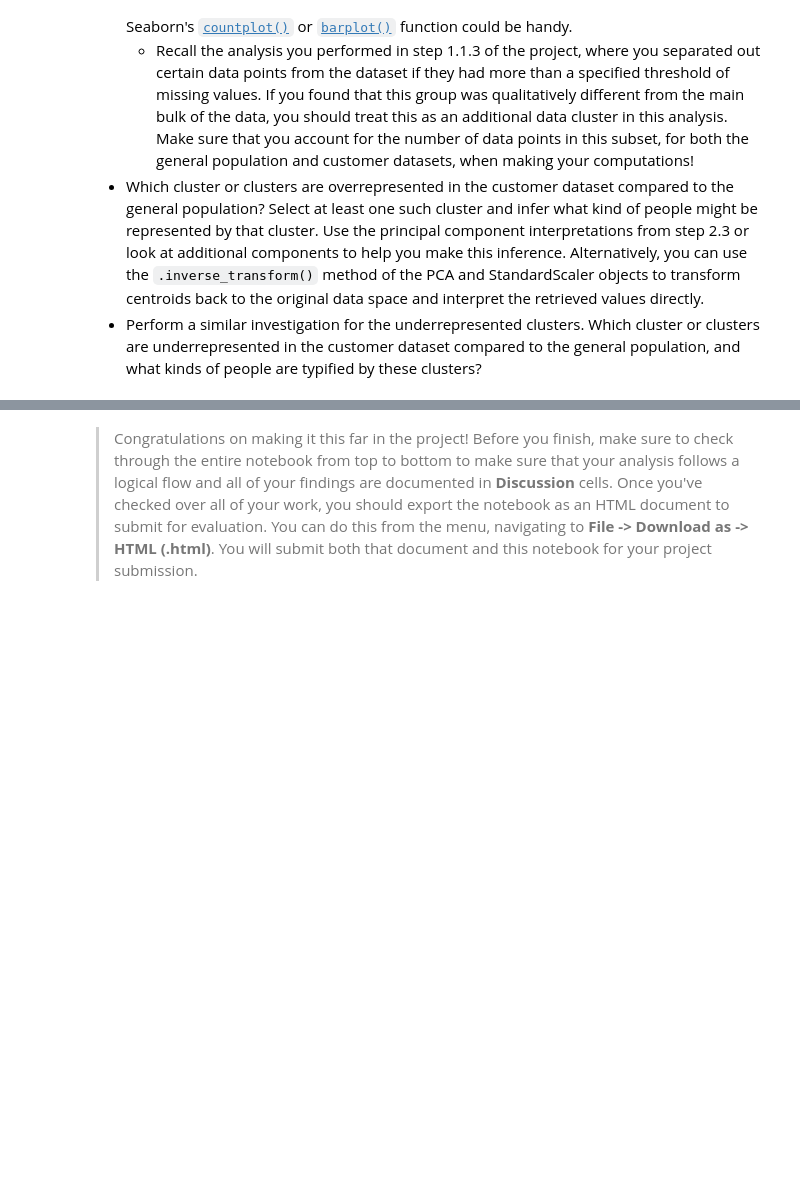
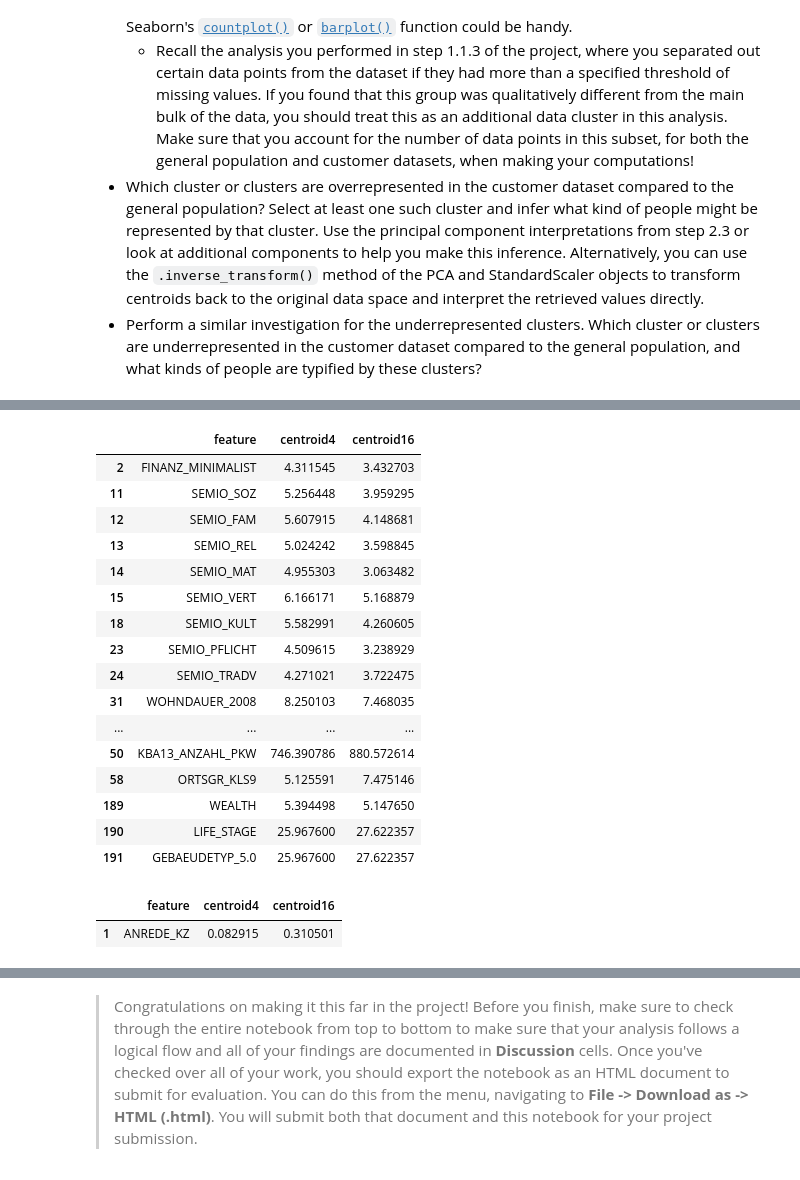
Before and after one commit to kassem-mustapha/identify-customer-segments, a Jupyter notebook: Identify_Customer_Segments.ipynb, the cells around one changed output, grey strips where cells are left out. Cells and saved outputs as stored; diff of their text form; code cells hidden in the pictures; blank space fills up the shorter version.

```diff
--- a/Identify_Customer_Segments.ipynb
+++ b/Identify_Customer_Segments.ipynb
@@ -1404,11 +1438,11 @@ plt.show()
 # %%
 # What kinds of people are part of a cluster that is overrepresented in the
 # customer data compared to the general population?
-centroid_13 = ss.inverse_transform(pca_96.inverse_transform(model_19.cluster_centers_[13]))
-centroid_6 = ss.inverse_transform(pca_96.inverse_transform(model_19.cluster_centers_[6]))
+centroid_4 = ss.inverse_transform(pca_96.inverse_transform(model_19.cluster_centers_[4]))
+centroid_16 = ss.inverse_transform(pca_96.inverse_transform(model_19.cluster_centers_[16]))
 # %%
 # What kinds of people are part of a cluster that is underrepresented in the
 # customer data compared to the general population?
 centroids_df = pd.DataFrame({"feature":customers_clean_ss_df.columns,
-                             "Over_represented":centroid_13,
-                             "Under_represented":centroid_6})
+                             "centroid4":centroid_4,
+                             "centroid16":centroid_16})
@@ -1449,0 +1480,25 @@ The customers data in Cluster 6 is overrepresented compared to general populatio
+# %%
+centroids_df[centroids_df["centroid4"]>4]
+# %% [output]
+|  | feature | centroid4 | centroid16 |
+| 2 | FINANZ_MINIMALIST | 4.311545 | 3.432703 |
+| 11 | SEMIO_SOZ | 5.256448 | 3.959295 |
+| 12 | SEMIO_FAM | 5.607915 | 4.148681 |
+| 13 | SEMIO_REL | 5.024242 | 3.598845 |
+| 14 | SEMIO_MAT | 4.955303 | 3.063482 |
+| 15 | SEMIO_VERT | 6.166171 | 5.168879 |
+| 18 | SEMIO_KULT | 5.582991 | 4.260605 |
+| 23 | SEMIO_PFLICHT | 4.509615 | 3.238929 |
+| 24 | SEMIO_TRADV | 4.271021 | 3.722475 |
+| 31 | WOHNDAUER_2008 | 8.250103 | 7.468035 |
+| ... | ... | ... | ... |
+| 50 | KBA13_ANZAHL_PKW | 746.390786 | 880.572614 |
+| 58 | ORTSGR_KLS9 | 5.125591 | 7.475146 |
+| 189 | WEALTH | 5.394498 | 5.147650 |
+| 190 | LIFE_STAGE | 25.967600 | 27.622357 |
+| 191 | GEBAEUDETYP_5.0 | 25.967600 | 27.622357 |
+# %%
+centroids_df[centroids_df["feature"]=="ANREDE_KZ"]
+# %% [output]
+|  | feature | centroid4 | centroid16 |
+| 1 | ANREDE_KZ | 0.082915 | 0.310501 |
```
Also changed, not shown: parts of 18 cells of this notebook, 1 other file.
